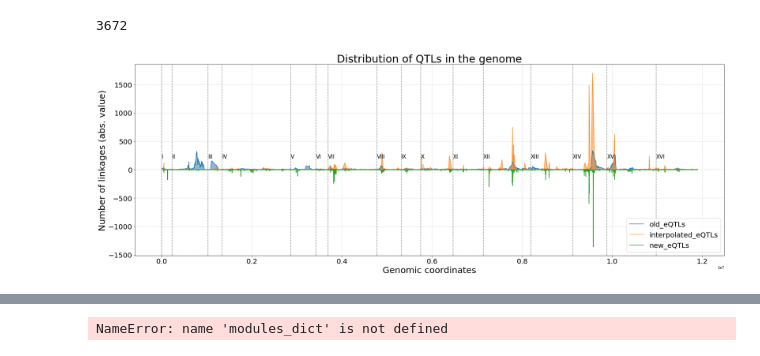
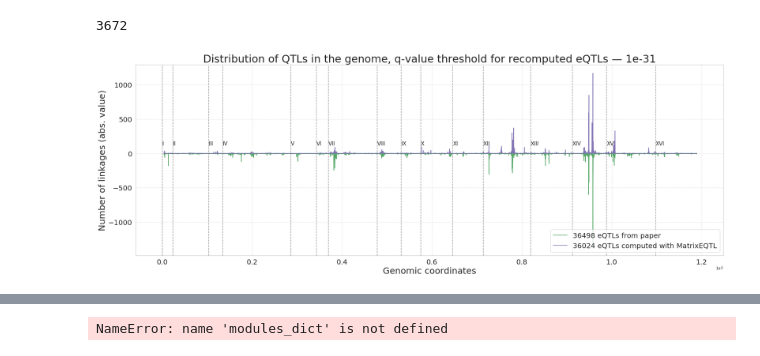
Before and after one commit to ivanov-v-v/PPINs-QTLs-Joint-Analysis, a Jupyter notebook: src/data_analysis.ipynb, the cells around one changed output, grey strips where cells are left out. Drawn from its saved outputs; the diff is of its cells as text; code cells hidden in the pictures.

```diff
--- a/src/data_analysis.ipynb
+++ b/src/data_analysis.ipynb
@@ -138,7 +138,9 @@ Wall time: 4.94 s
 # %%
 %%time
 
-""" Using simple PPIN-based test to assess whether interacting genes really have better eQTL/pQTL intersection """
+""" Using simple PPIN-based test to assess whether interacting genes really have better eQTL/pQTL intersection
+    TODO: вычислять доверительные интервалы
+"""
 
 def eQTL_pQTL_similarity_ppin_test(qtl_type2graph, interactome_graph):
     scores = []
@@ -173,9 +175,9 @@ for q_cutoff in 10. ** np.arange(-5, -1):
             randomized_test_results.append(
                 eQTL_pQTL_similarity_ppin_test(qtl_graph, randomized_interactome_graph)
             )
-    tuples_for_df.append((q_cutoff, real_test_results, np.mean(randomized_test_results), np.median(randomized_test_results)))
+    tuples_for_df.append((q_cutoff, real_test_results, np.mean(randomized_test_results)))
 
-results_df = pd.DataFrame(tuples_for_df, columns=["q_cutoff", "real_mean", "random_mean", "random_median"])
+results_df = pd.DataFrame(tuples_for_df, columns=["q_cutoff", "real_mean", "random_mean"])
 results_df.to_csv("./data/interactions/eQTL_pQTL_intersection.csv", sep='\t', index=False)
 display(results_df)
 # %% [output]
@@ -634,6 +638,8 @@ len(np.intersect1d(
 %%time
 """ Plot the distributions of each QTL dataset"""
 reload(qtls)
+
+sns.set(style="whitegrid")
 
 roman2arabic = {"I":1, "II":2, "III":3, "IV":4, "V":5, "VI":6, "VII":7, "VIII":8, "IX":9, "X":10, "XI":11, "XII":12, "XIII":13, "XIV":14, "XV":15, "XVI":16}
 arabic2roman = {val:key for key, val in roman2arabic.items()}
@@ -646,46 +652,47 @@ with open("./data/genotypes/chromosome_endpoints.pkl", "rb") as pickle_file:
 
 old_eQTL_markers, old_eQTL_y = qtls.linkages2gencoords(qtls_df["eQTLs_old"])
 # interpolated_eQTL_markers, interpolated_eQTL_y = qtls.linkages2gencoords(qtls_df["eQTLs_interpolated"].query("q_value <= {}".format(q_value_threshold)))
-interpolated_eQTL_markers, interpolated_eQTL_y = qtls.linkages2gencoords(pd.DataFrame(np.vstack(qtl_list), columns=["SNP", "gene"]))
+# interpolated_eQTL_markers, interpolated_eQTL_y = qtls.linkages2gencoords(pd.DataFrame(np.vstack(qtl_list), columns=["SNP", "gene"]))
 new_eQTL_markers, new_eQTL_y = qtls.linkages2gencoords(qtls_df["eQTLs_new"])
 pQTL_markers, pQTL_y = qtls.linkages2gencoords(qtls_df["pQTLs"])
-# recomputed_new_eQTL_markers, recomputed_new_eQTL_y = qtls.linkages2gencoords(pd.DataFrame(np.vstack(qtl_list), columns=["SNP", "gene"]))
+# recomputed_new_eQTL_markers, recomputed_new_eQTL_y = qtls.linkages2gencoords(qtls_df["recomputed_new_eQTLs"][qtls_df["recomputed_new_eQTLs"]["q.value"] <= 1e-32])
+recomputed_new_eQTL_markers, recomputed_new_eQTL_y = qtls.linkages2gencoords(pd.DataFrame(np.vstack(qtl_list), columns=["SNP", "gene"]))
 
 old_eQTL_x = list(map(marker2location.get, old_eQTL_markers))
-interpolated_eQTL_x = list(map(marker2location.get, interpolated_eQTL_markers))
+# interpolated_eQTL_x = list(map(marker2location.get, interpolated_eQTL_markers))
 new_eQTL_x = list(map(marker2location.get, new_eQTL_markers))
 pQTL_x = list(map(marker2location.get, pQTL_markers))
-# recomputed_new_eQTL_x = list(map(marker2location.get, recomputed_new_eQTL_markers))
+recomputed_new_eQTL_x = list(map(marker2location.get, recomputed_new_eQTL_markers))
 
 colors_dict = dict(zip(["old_eQTLs", "interpolated_eQTLs", "new_eQTLs", "pQTLs", "recomputed_new_eQTLs"], plt.rcParams['axes.prop_cycle'].by_key()['color'][:5]))
 
 plt.figure(figsize=(30, 10))
-plt.title("Distribution of QTLs in the genome".format(q_value_threshold * 100.), fontsize=30)
+plt.title("Distribution of QTLs in the genome, q-value threshold for recomputed eQTLs — 1e-31".format(q_value_threshold * 100.), fontsize=30)
 for n in range(1, 17):
     plt.axvline(x=chromosome_endpoints[n-1], linestyle='--', color='grey', alpha=0.8)
-    plt.text(chromosome_endpoints[n-1], 200, arabic2roman[n], fontsize=15)
-plt.plot(old_eQTL_x, old_eQTL_y, label="old_eQTLs", color=colors_dict["old_eQTLs"])
-plt.fill_between(old_eQTL_x, 0, old_eQTL_y, alpha=0.5, color=colors_dict["old_eQTLs"])
+    plt.text(chromosome_endpoints[n-1], 120, arabic2roman[n], fontsize=15)
+# plt.plot(old_eQTL_x, old_eQTL_y, label="old_eQTLs", color=colors_dict["old_eQTLs"])
+# plt.fill_between(old_eQTL_x, 0, old_eQTL_y, alpha=0.5, color=colors_dict["old_eQTLs"])
 # chunks = np.linspace(0, chromosome_endpoints[16], 100)
 # vals = np.zeros(len(chunks))
 # for i in range(len(chunks) - 1):
 #     vals[i] = sum((chunks[i] < val < chunks[i + 1] for val in interpolated_eQTL_x))
 # plt.step(chunks, -vals, label="markers in chunk", color=plt.rcParams["axes.prop_cycle"].by_key()["color"][0])
-plt.plot(interpolated_eQTL_x, interpolated_eQTL_y, label="interpolated_eQTLs", alpha=0.7, color=colors_dict["interpolated_eQTLs"])
-plt.fill_between(interpolated_eQTL_x, 0, interpolated_eQTL_y, alpha=0.5, color=colors_dict["interpolated_eQTLs"])
-plt.plot(new_eQTL_x, -new_eQTL_y, label="new_eQTLs", alpha=1, color=colors_dict["new_eQTLs"])
+# plt.plot(interpolated_eQTL_x, interpolated_eQTL_y, label="interpolated_eQTLs", alpha=0.7, color=colors_dict["interpolated_eQTLs"])
+# plt.fill_between(interpolated_eQTL_x, 0, interpolated_eQTL_y, alpha=0.5, color=colors_dict["interpolated_eQTLs"])
+plt.plot(new_eQTL_x, -new_eQTL_y, label="36498 eQTLs from paper", alpha=1, color=colors_dict["new_eQTLs"])
 plt.fill_between(new_eQTL_x, 0, -new_eQTL_y, alpha=0.7, color=colors_dict["new_eQTLs"])
 # plt.plot(pQTL_x, pQTL_y, label="pQTLs", alpha=0.7, color=colors_dict["pQTLs"])
 # plt.fill_between(pQTL_x, 0, pQTL_y, alpha=0.5, color=colors_dict["pQTLs"])
-# plt.plot(recomputed_new_eQTL_x, -recomputed_new_eQTL_y, label="new_eQTLs_recomputed", alpha=1, color=colors_dict["recomputed_new_eQTLs"])
-# plt.fill_between(recomputed_new_eQTL_x, -recomputed_new_eQTL_y, 0, alpha=0.7, color=colors_dict["recomputed_new_eQTLs"])
+plt.plot(recomputed_new_eQTL_x, recomputed_new_eQTL_y, label="36024 eQTLs computed with MatrixEQTL", alpha=1, color=colors_dict["recomputed_new_eQTLs"])
+plt.fill_between(recomputed_new_eQTL_x, 0, recomputed_new_eQTL_y, alpha=0.7, color=colors_dict["recomputed_new_eQTLs"])
 plt.xlabel("Genomic coordinates", fontsize=25)
 plt.ylabel("Number of linkages (abs. value)", fontsize=25)
 plt.xticks(fontsize=20)
 plt.yticks(fontsize=20)
 plt.legend(fontsize=20, loc=4)
 plt.grid(linestyle="dotted")
 plt.savefig("./img/qtl_distributions/qtls_combined.png", dpi=300)
 plt.show()
 # %% [output]
-[figure, old version]
+[figure, new version]
```
Also changed, not shown: parts of 12 cells of this notebook, 1 other file.
